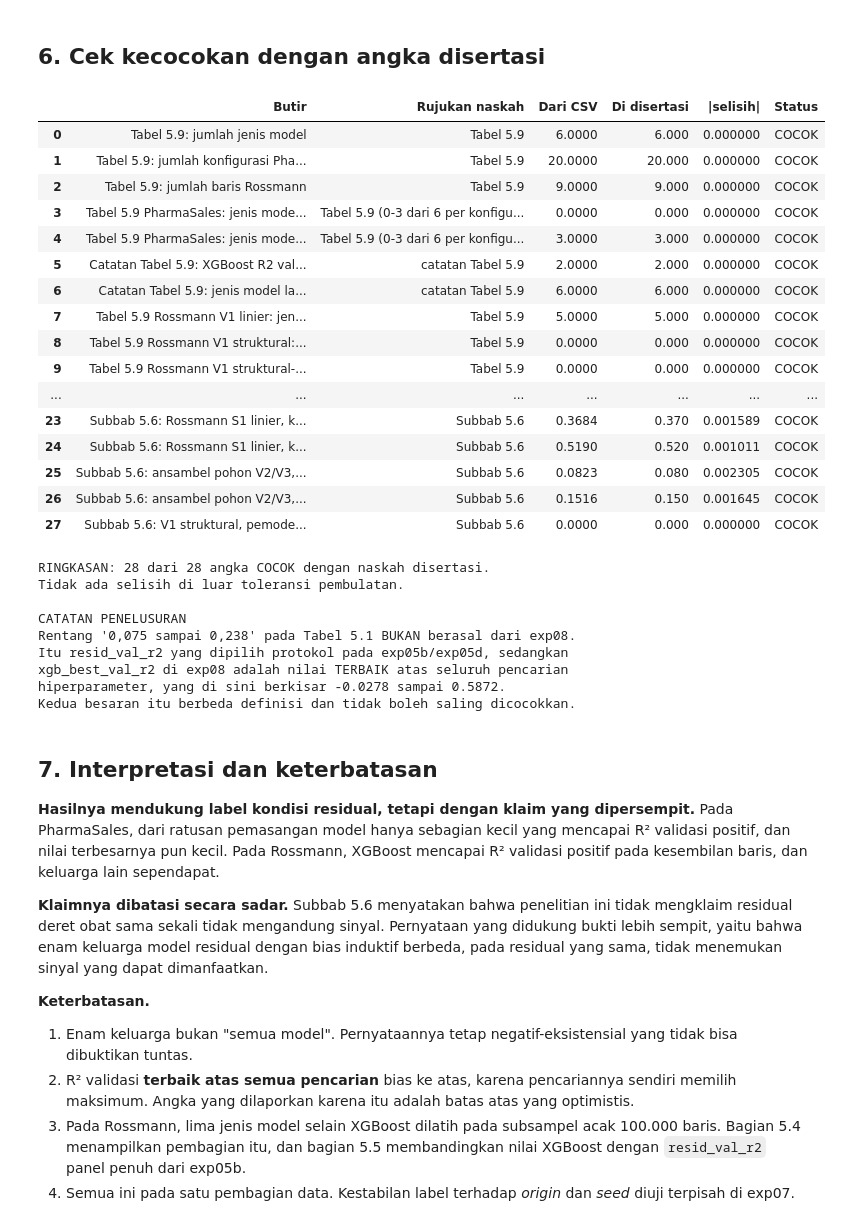
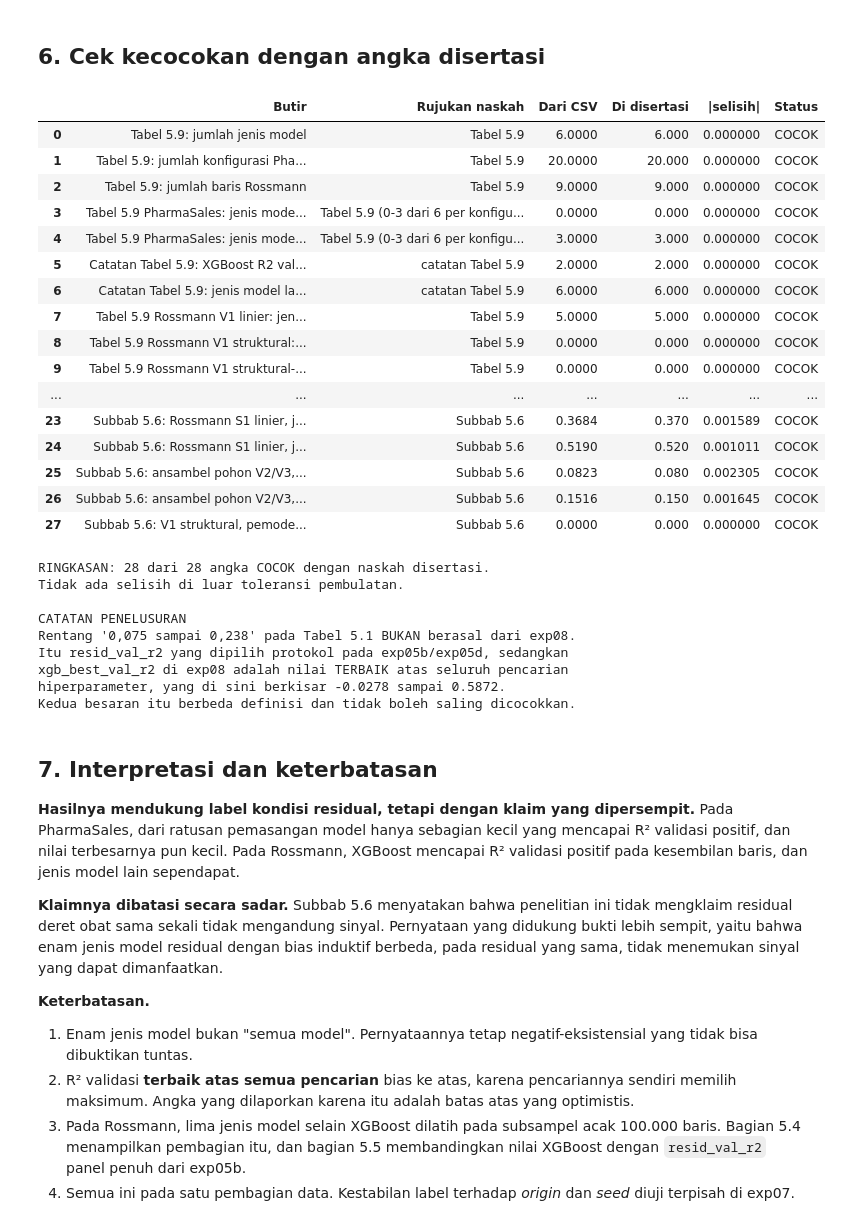
Before and after one commit to wahyuramadhandotcom/A-Hybrid-forecasting-model, a Jupyter notebook: notebooks/laporan/exp08_stabilitas_pemodel_residual.ipynb, the cells around one changed output. Cells and saved outputs as stored; diff of their text form; code cells hidden in the pictures.

```diff
--- a/notebooks/laporan/exp08_stabilitas_pemodel_residual.ipynb
+++ b/notebooks/laporan/exp08_stabilitas_pemodel_residual.ipynb
@@ -507,14 +507,14 @@ cek("Subbab 5.6: R2 validasi positif terbesar", p8[p8.val_r2 > 0].val_r2.max(),
     tol=0.0006, rujukan="Subbab 5.6")
 
 # --- Kesepakatan label pada ambang praktis 0,01 -----------------------------
-cek("Subbab 5.6: label XGBoost sepakat dengan keluarga lain (dari 20)",
+cek("Subbab 5.6: label XGBoost sepakat dengan jenis model lain (dari 20)",
     int(ph8.agree_at_thr.sum()), 16, tol=0, rujukan="Subbab 5.6")
 
 # --- Rossmann, tahap pertama linier ----------------------------------------
 lin8 = ro8[ro8.stage1 == "linear"]
-cek("Subbab 5.6: Rossmann S1 linier, keluarga alternatif terbaik, minimum",
+cek("Subbab 5.6: Rossmann S1 linier, jenis model alternatif terbaik, minimum",
     lin8.other_best_val_r2.min(), 0.37, tol=0.005, rujukan="Subbab 5.6")
-cek("Subbab 5.6: Rossmann S1 linier, keluarga alternatif terbaik, maksimum",
+cek("Subbab 5.6: Rossmann S1 linier, jenis model alternatif terbaik, maksimum",
     lin8.other_best_val_r2.max(), 0.52, tol=0.005, rujukan="Subbab 5.6")
 
 # --- Rossmann V2/V3, ansambel pohon selain XGBoost pada data uji ------------
@@ -531,36 +531,36 @@ cek("Subbab 5.6: ansambel pohon V2/V3, R2 uji minimum", pohon8.test_r2_refit.min
 cek("Subbab 5.6: ansambel pohon V2/V3, R2 uji maksimum", pohon8.test_r2_refit.max(), 0.15,
     tol=0.005, rujukan="Subbab 5.6")
 
-# --- V1 struktural: noise bagi semua keluarga -------------------------------
+# --- V1 struktural: noise bagi semua jenis model ----------------------------
 v1_8 = ro8[(ro8.stage1 == "structural") & (ro8.config.str.contains("V1"))]
 cek("Subbab 5.6: V1 struktural, pemodel dengan R2 validasi > 0",
     int(v1_8.n_learners_val_r2_gt0.iloc[0]), 0, tol=0, rujukan="Subbab 5.6")
 
 hasil_cek = laporan_cek()
 
 print()
 print("CATATAN PENELUSURAN")
 print("Rentang '0,075 sampai 0,238' pada Tabel 5.1 BUKAN berasal dari exp08.")
 print("Itu resid_val_r2 yang dipilih protokol pada exp05b/exp05d, sedangkan")
 print("xgb_best_val_r2 di exp08 adalah nilai TERBAIK atas seluruh pencarian")
 print(f"hiperparameter, yang di sini berkisar {ro8.xgb_best_val_r2.min():.4f} sampai "
       f"{ro8.xgb_best_val_r2.max():.4f}.")
 print("Kedua besaran itu berbeda definisi dan tidak boleh saling dicocokkan.")
 # %% [output]
 |  | Butir | Rujukan naskah | Dari CSV | Di disertasi | |selisih| | Status |
 | 0 | Tabel 5.9: jumlah jenis model | Tabel 5.9 | 6.0000 | 6.000 | 0.000000 | COCOK |
 | 1 | Tabel 5.9: jumlah konfigurasi Pha... | Tabel 5.9 | 20.0000 | 20.000 | 0.000000 | COCOK |
 | 2 | Tabel 5.9: jumlah baris Rossmann | Tabel 5.9 | 9.0000 | 9.000 | 0.000000 | COCOK |
 | 3 | Tabel 5.9 PharmaSales: jenis mode... | Tabel 5.9 (0-3 dari 6 per konfigu... | 0.0000 | 0.000 | 0.000000 | COCOK |
 | 4 | Tabel 5.9 PharmaSales: jenis mode... | Tabel 5.9 (0-3 dari 6 per konfigu... | 3.0000 | 3.000 | 0.000000 | COCOK |
 | 5 | Catatan Tabel 5.9: XGBoost R2 val... | catatan Tabel 5.9 | 2.0000 | 2.000 | 0.000000 | COCOK |
 | 6 | Catatan Tabel 5.9: jenis model la... | catatan Tabel 5.9 | 6.0000 | 6.000 | 0.000000 | COCOK |
 | 7 | Tabel 5.9 Rossmann V1 linier: jen... | Tabel 5.9 | 5.0000 | 5.000 | 0.000000 | COCOK |
 | 8 | Tabel 5.9 Rossmann V1 struktural:... | Tabel 5.9 | 0.0000 | 0.000 | 0.000000 | COCOK |
 | 9 | Tabel 5.9 Rossmann V1 struktural-... | Tabel 5.9 | 0.0000 | 0.000 | 0.000000 | COCOK |
 | ... | ... | ... | ... | ... | ... | ... |
-| 23 | Subbab 5.6: Rossmann S1 linier, k... | Subbab 5.6 | 0.3684 | 0.370 | 0.001589 | COCOK |
-| 24 | Subbab 5.6: Rossmann S1 linier, k... | Subbab 5.6 | 0.5190 | 0.520 | 0.001011 | COCOK |
+| 23 | Subbab 5.6: Rossmann S1 linier, j... | Subbab 5.6 | 0.3684 | 0.370 | 0.001589 | COCOK |
+| 24 | Subbab 5.6: Rossmann S1 linier, j... | Subbab 5.6 | 0.5190 | 0.520 | 0.001011 | COCOK |
 | 25 | Subbab 5.6: ansambel pohon V2/V3,... | Subbab 5.6 | 0.0823 | 0.080 | 0.002305 | COCOK |
 | 26 | Subbab 5.6: ansambel pohon V2/V3,... | Subbab 5.6 | 0.1516 | 0.150 | 0.001645 | COCOK |
 | 27 | Subbab 5.6: V1 struktural, pemode... | Subbab 5.6 | 0.0000 | 0.000 | 0.000000 | COCOK |
@@ -579,16 +579,16 @@ Kedua besaran itu berbeda definisi dan tidak boleh saling dicocokkan.
 **Hasilnya mendukung label kondisi residual, tetapi dengan klaim yang dipersempit.**
 Pada PharmaSales, dari ratusan pemasangan model hanya sebagian kecil yang mencapai R²
 validasi positif, dan nilai terbesarnya pun kecil. Pada Rossmann, XGBoost mencapai R²
-validasi positif pada kesembilan baris, dan keluarga lain sependapat.
+validasi positif pada kesembilan baris, dan jenis model lain sependapat.
 
 **Klaimnya dibatasi secara sadar.** Subbab 5.6 menyatakan bahwa penelitian ini tidak
 mengklaim residual deret obat sama sekali tidak mengandung sinyal. Pernyataan yang didukung
-bukti lebih sempit, yaitu bahwa enam keluarga model residual dengan bias induktif berbeda,
+bukti lebih sempit, yaitu bahwa enam jenis model residual dengan bias induktif berbeda,
 pada residual yang sama, tidak menemukan sinyal yang dapat dimanfaatkan.
 
 **Keterbatasan.**
 
-1. Enam keluarga bukan "semua model". Pernyataannya tetap negatif-eksistensial yang tidak
+1. Enam jenis model bukan "semua model". Pernyataannya tetap negatif-eksistensial yang tidak
    bisa dibuktikan tuntas.
 2. R² validasi **terbaik atas semua pencarian** bias ke atas, karena pencariannya sendiri
    memilih maksimum. Angka yang dilaporkan karena itu adalah batas atas yang optimistis.
```
Also changed, not shown: parts of 8 cells of this notebook, 8 other files.
